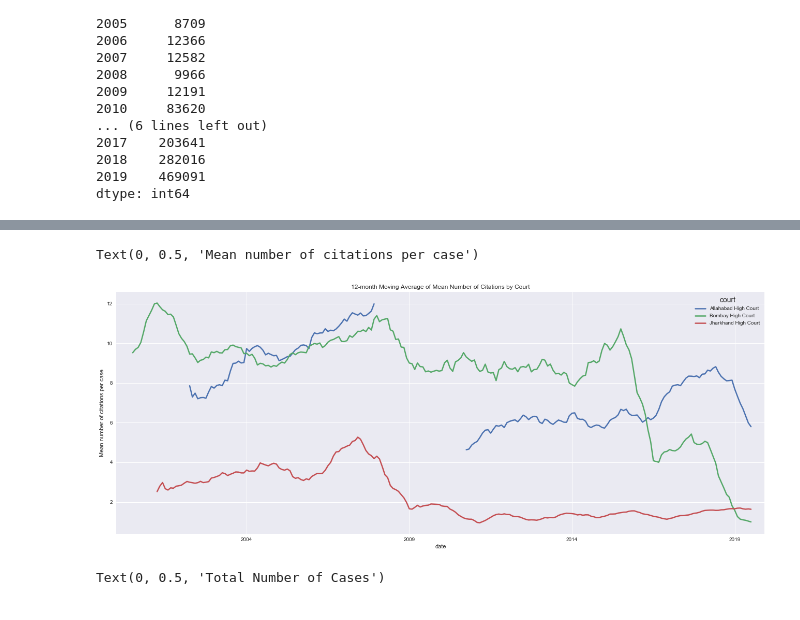
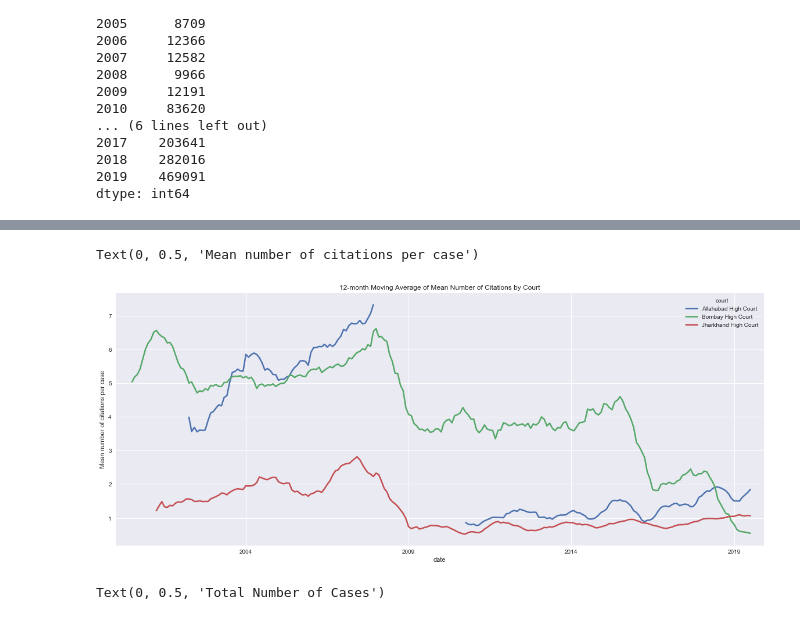
Before and after one commit to nixonpj/dime_ik, a Jupyter notebook: kanoon/kanoon_viz.ipynb, the cells around one changed output, grey strips where cells are left out. Saved outputs shown, nothing was run; the diff lists cells and outputs as text; code cells hidden in the pictures.

Commit message:
event study spec charts completed

```diff
--- a/kanoon/kanoon_viz.ipynb
+++ b/kanoon/kanoon_viz.ipynb
@@ -125,3 +134,3 @@ df.to_pickle('df_7courts.pkl')
 # %%
-df = pd.read_pickle('df_7courts.pkl')
+df = pd.read_pickle('df_5courts.pkl')
 # %%
@@ -261,16 +243,16 @@ Text(0, 0.5, 'Mean Number of Citations per Case by Year')
 # %%
 fig, ax = plt.subplots()
 plt.style.use('seaborn')
 
 citations_by_court_year = df[(df.court== 'Bombay High Court')|(df.court=='Jharkhand High Court')|(df.court=='Allahabad High Court')]
 citations_by_court_year.index = pd.to_datetime(citations_by_court_year.date.dt.strftime('%B-%Y'), format='%B-%Y')
-citations_by_court_year = citations_by_court_year.pivot_table(index = citations_by_court_year.index,columns='court',values='num_citations',aggfunc='mean')
+citations_by_court_year = citations_by_court_year.pivot_table(index = citations_by_court_year.index,columns='court',values='num_cases_cited',aggfunc='mean')
 citations_by_court_year = citations_by_court_year.rolling(12, center=True).mean()
 citations_by_court_year.plot(figsize=(20,8), linewidth=2.5, ax=ax, title='12-month Moving Average of Mean Number of Citations by Court')
 plt.ylabel("Mean number of citations per case")
 # %% [output]
 Text(0, 0.5, 'Mean number of citations per case')
-[figure, old version]
+[figure, new version]
 # %%
 cases_by_court_year = df #[(df.court=='Bombay High Court')|(df.court=='Jharkhand High Court')|(df.court=='Allahabad High Court')]
 cases_by_court_year.index = pd.to_datetime(cases_by_court_year.date.dt.strftime('%d'), format='%d')
```
Also changed, not shown: parts of 14 cells of this notebook, 4 other files.
